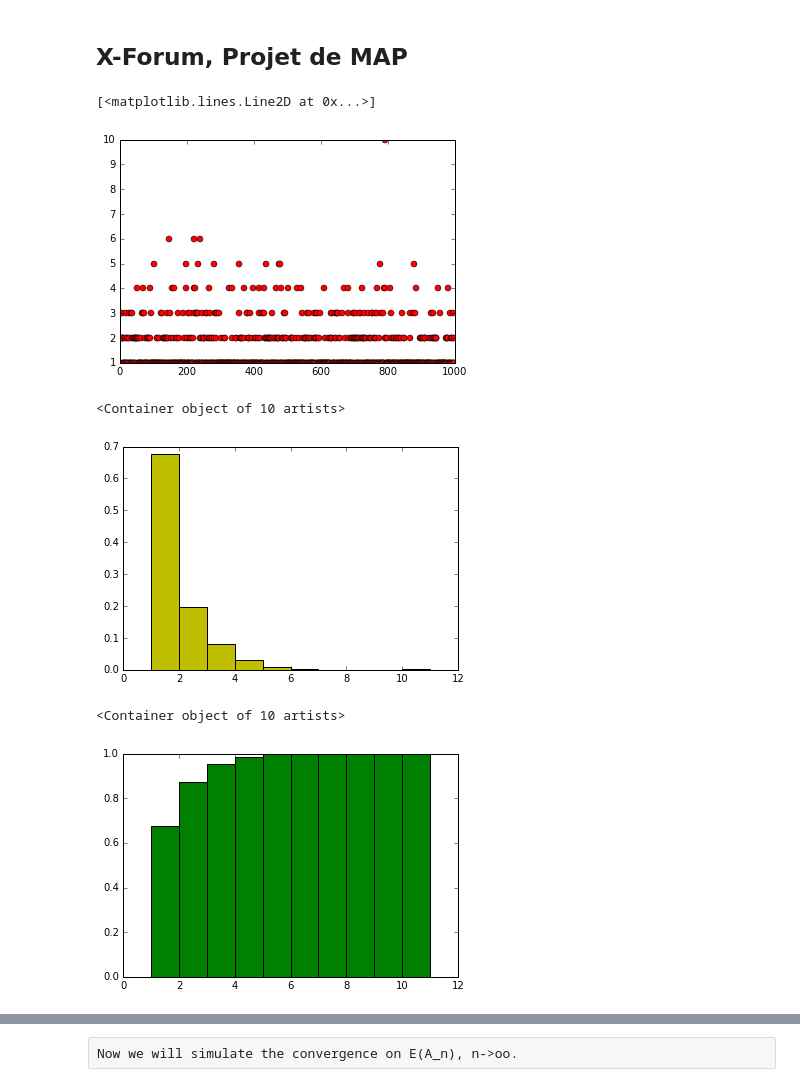
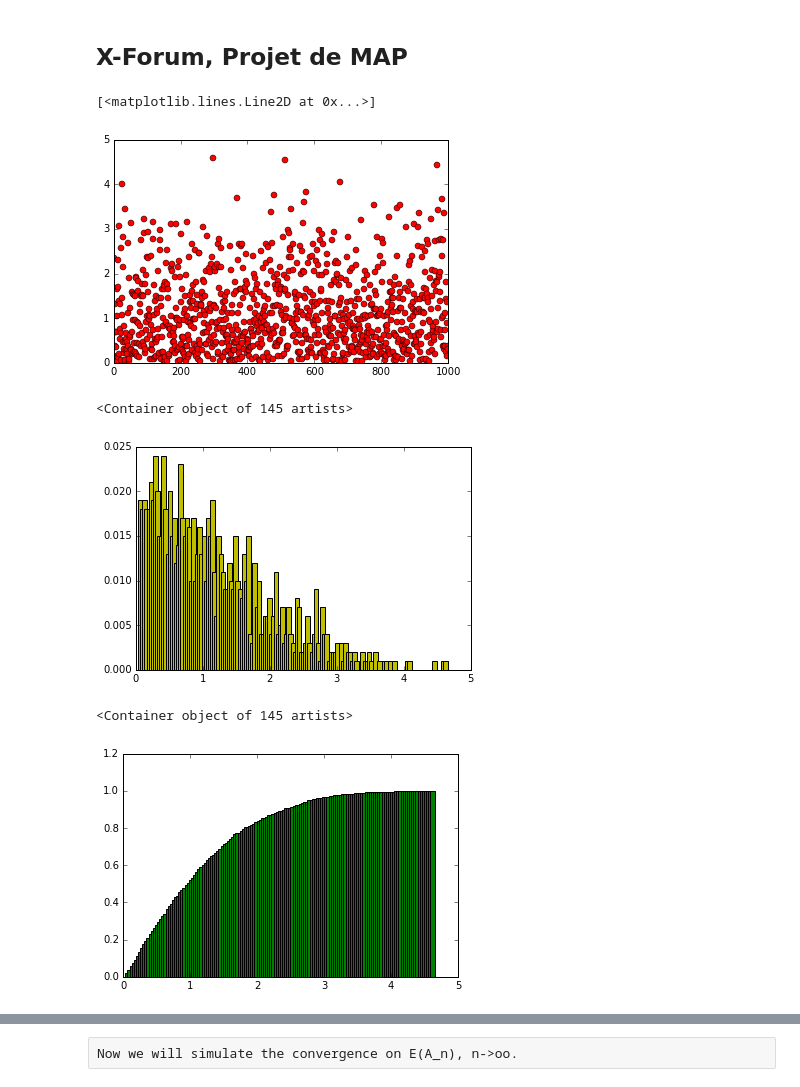
Before and after one commit to ZiggerZZ/MapProjetXForum, a Jupyter notebook: MAP Projet.ipynb, the cells around one changed output, grey strips where cells are left out. Drawn from its saved outputs; the diff is of its cells as text; code cells hidden in the pictures.

Commit message:
Fixed an error with 1st strategy
Fixed an error with 1st strategy which appeared because of fixing an error with 2nd strategy

```diff
--- a/MAP Projet.ipynb
+++ b/MAP Projet.ipynb
@@ -95,6 +95,8 @@ from scipy.stats import norm
 #take one random goodie from 2 boxes (first strategy)
 def choose_a_goodie_first_st(L, n): #L - list of n elements, n - number of colors
     i = random.randint(0, n-1)
+    while L[i] == 0:
+        i = random.randint(0, n-1)
     L[i] -= 1
     return L
 
@@ -174,19 +176,19 @@ def values_and_empirical_probabilities(variables):
 
     return (np.array(all_possible_numbers_of_goodies_left), probability)
 # %%
-n = 3 #number of colors
+n = 2 #number of colors
 N = 1000 #number of goodies of each color
 k = 1000 #number of simulations
-s = 2 # strategy
+s = 1 # strategy
 coefficient = 1
 if s == 1:
     coefficient = 1.0/math.sqrt(N)
 
 variables = make_simulations(n, N, k, s)
 plt.plot(np.arange(k), coefficient*variables, 'ro')
 # %% [output]
 [<matplotlib.lines.Line2D at 0x...>]
-[figure, old version]
+[figure, new version]
 # %%
 all_possible_numbers_of_goodies_left, probability = values_and_empirical_probabilities(variables)
 
@@ -196,14 +198,14 @@ if s == 1:
 
 plt.bar(coefficient*all_possible_numbers_of_goodies_left, probability, width=width, color='y')
 # %% [output]
-<Container object of 10 artists>
+<Container object of 145 artists>
-[figure, old version]
+[figure, new version]
 # %%
 CDF = np.cumsum(probability) #cumulative distribution function
 plt.bar(coefficient*all_possible_numbers_of_goodies_left, CDF, width=width, color='g')
 # %% [output]
-<Container object of 10 artists>
+<Container object of 145 artists>
-[figure, old version]
+[figure, new version]
 # %%
 #attention - it's only for s = 1 (almost gauss)
 if (s == 1):
```
Also changed, not shown: parts of 2 cells of this notebook.
